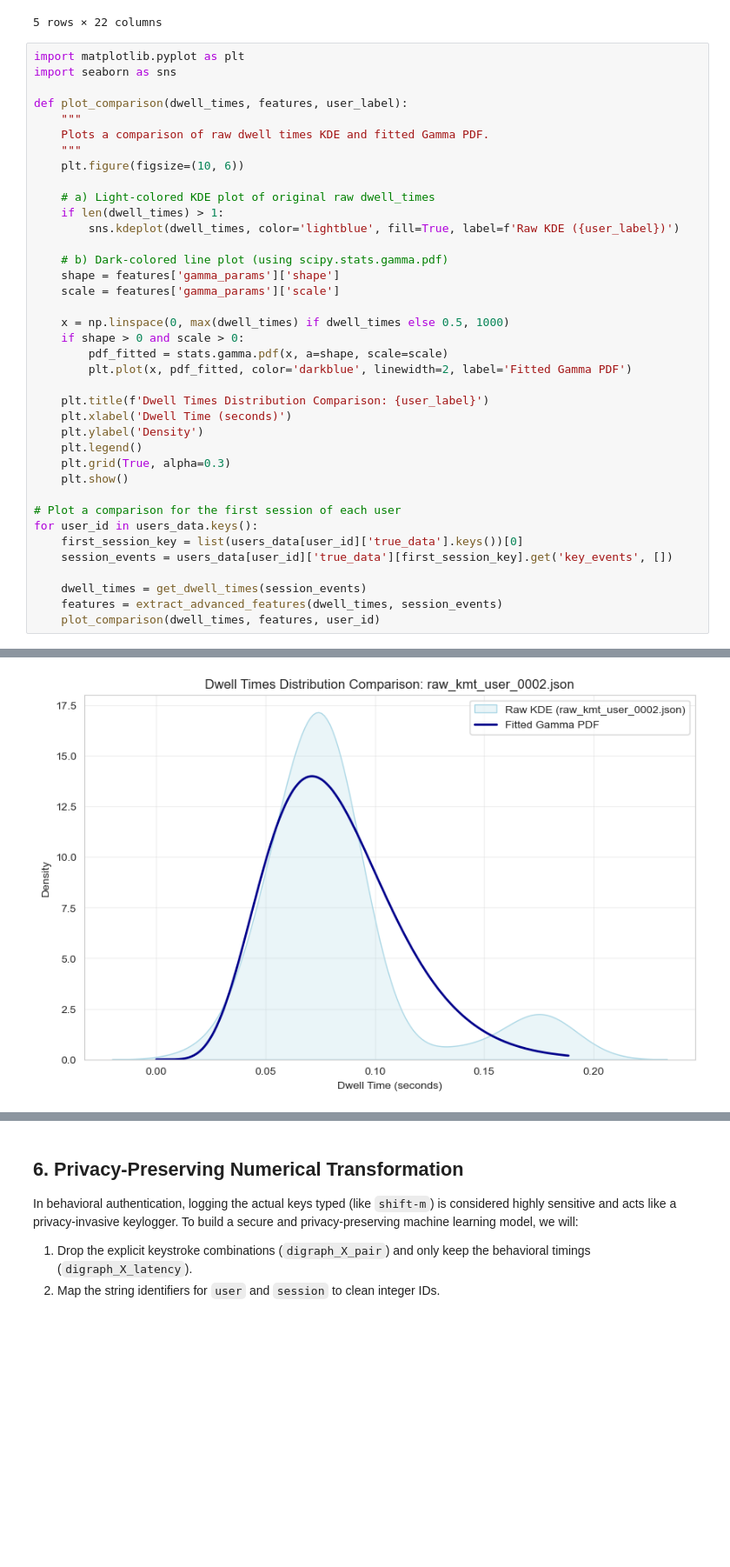
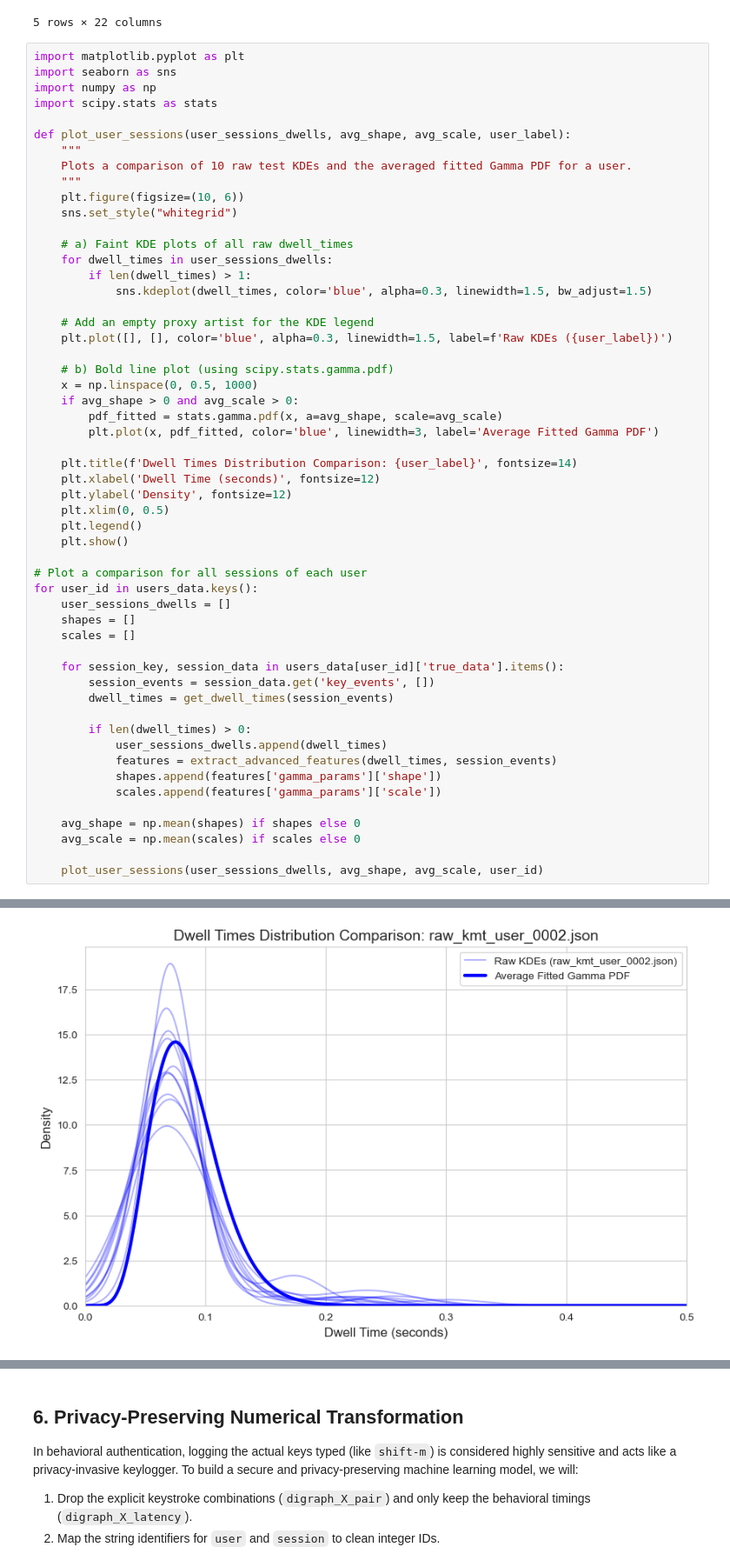
Before and after one commit to Ravindu-Sampath-Weerakoon/privacy-behavioral-auth, a Jupyter notebook: notebooks/advance_feature_analyze.ipynb, the cells around one changed output, grey strips where cells are left out. Shown at 87% size. Cells and saved outputs as stored; diff of their text form; blank space fills up the shorter version.

```diff
--- a/notebooks/advance_feature_analyze.ipynb
+++ b/notebooks/advance_feature_analyze.ipynb
@@ -501,39 +499,55 @@ display(df_advanced_features.head())
 # %%
 import matplotlib.pyplot as plt
 import seaborn as sns
+import numpy as np
+import scipy.stats as stats
 
-def plot_comparison(dwell_times, features, user_label):
+def plot_user_sessions(user_sessions_dwells, avg_shape, avg_scale, user_label):
     """
-    Plots a comparison of raw dwell times KDE and fitted Gamma PDF.
+    Plots a comparison of 10 raw test KDEs and the averaged fitted Gamma PDF for a user.
     """
     plt.figure(figsize=(10, 6))
+    sns.set_style("whitegrid")
 
-    # a) Light-colored KDE plot of original raw dwell_times
-    if len(dwell_times) > 1:
-        sns.kdeplot(dwell_times, color='lightblue', fill=True, label=f'Raw KDE ({user_label})')
+    # a) Faint KDE plots of all raw dwell_times
+    for dwell_times in user_sessions_dwells:
+        if len(dwell_times) > 1:
+            sns.kdeplot(dwell_times, color='blue', alpha=0.3, linewidth=1.5, bw_adjust=1.5)
 
-    # b) Dark-colored line plot (using scipy.stats.gamma.pdf)
-    shape = features['gamma_params']['shape']
-    scale = features['gamma_params']['scale']
+    # Add an empty proxy artist for the KDE legend
+    plt.plot([], [], color='blue', alpha=0.3, linewidth=1.5, label=f'Raw KDEs ({user_label})')
 
-    x = np.linspace(0, max(dwell_times) if dwell_times else 0.5, 1000)
-    if shape > 0 and scale > 0:
-        pdf_fitted = stats.gamma.pdf(x, a=shape, scale=scale)
-        plt.plot(x, pdf_fitted, color='darkblue', linewidth=2, label='Fitted Gamma PDF')
+    # b) Bold line plot (using scipy.stats.gamma.pdf)
+    x = np.linspace(0, 0.5, 1000)
+    if avg_shape > 0 and avg_scale > 0:
+        pdf_fitted = stats.gamma.pdf(x, a=avg_shape, scale=avg_scale)
+        plt.plot(x, pdf_fitted, color='blue', linewidth=3, label='Average Fitted Gamma PDF')
 
-    plt.title(f'Dwell Times Distribution Comparison: {user_label}')
-    plt.xlabel('Dwell Time (seconds)')
-    plt.ylabel('Density')
+    plt.title(f'Dwell Times Distribution Comparison: {user_label}', fontsize=14)
+    plt.xlabel('Dwell Time (seconds)', fontsize=12)
+    plt.ylabel('Density', fontsize=12)
+    plt.xlim(0, 0.5)
     plt.legend()
-    plt.grid(True, alpha=0.3)
     plt.show()
 
-# Plot a comparison for the first session of each user
+# Plot a comparison for all sessions of each user
 for user_id in users_data.keys():
-    first_session_key = list(users_data[user_id]['true_data'].keys())[0]
-    session_events = users_data[user_id]['true_data'][first_session_key].get('key_events', [])
+    user_sessions_dwells = []
+    shapes = []
+    scales = []
 
-    dwell_times = get_dwell_times(session_events)
-    features = extract_advanced_features(dwell_times, session_events)
-    plot_comparison(dwell_times, features, user_id)
+    for session_key, session_data in users_data[user_id]['true_data'].items():
+        session_events = session_data.get('key_events', [])
+        dwell_times = get_dwell_times(session_events)
+
+        if len(dwell_times) > 0:
+            user_sessions_dwells.append(dwell_times)
+            features = extract_advanced_features(dwell_times, session_events)
+            shapes.append(features['gamma_params']['shape'])
+            scales.append(features['gamma_params']['scale'])
+
+    avg_shape = np.mean(shapes) if shapes else 0
+    avg_scale = np.mean(scales) if scales else 0
+
+    plot_user_sessions(user_sessions_dwells, avg_shape, avg_scale, user_id)
 # %% [output]
@@ -541 +555 @@ for user_id in users_data.keys():
-[figure, old version]
+[figure, new version]
```
Also changed, not shown: parts of 9 cells of this notebook.
